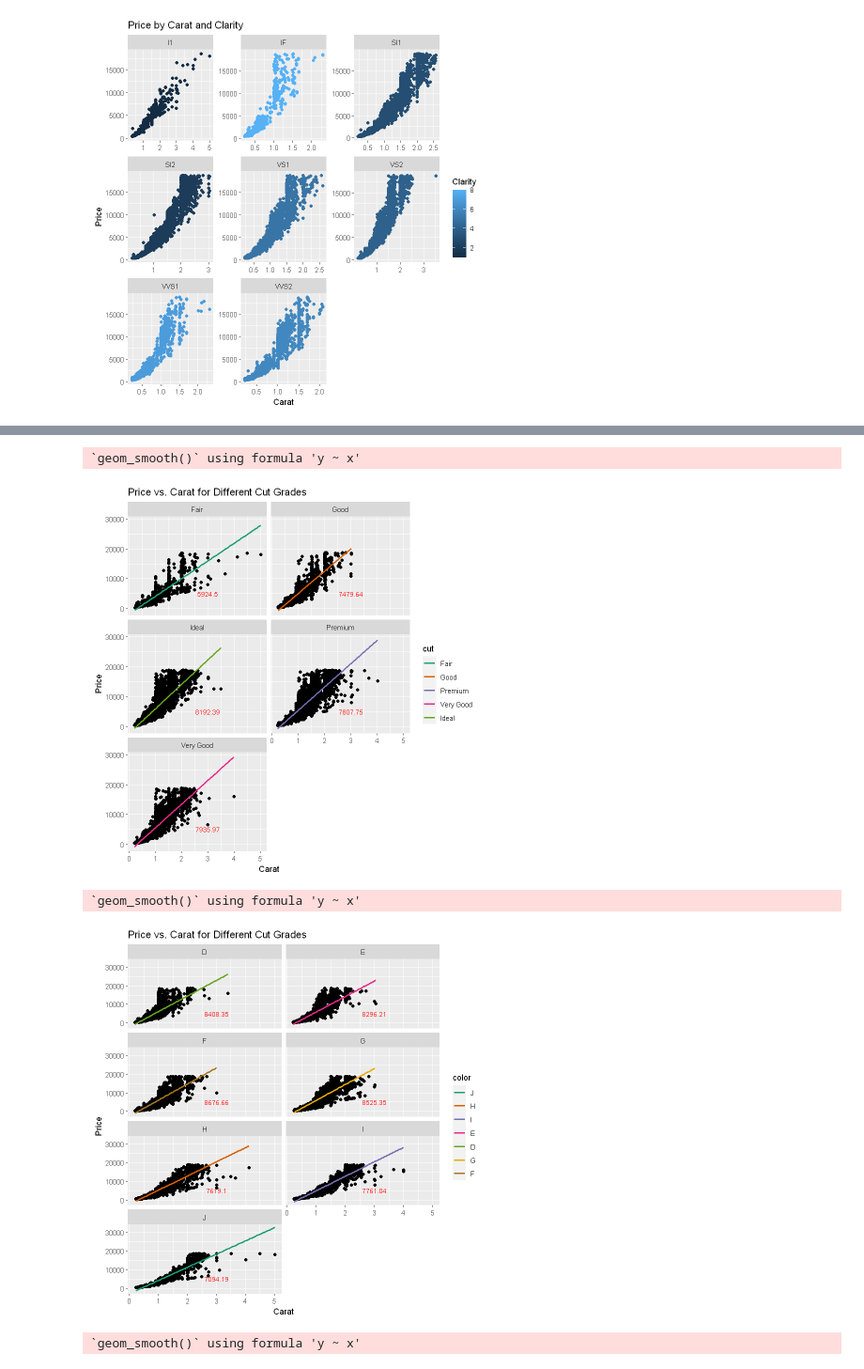
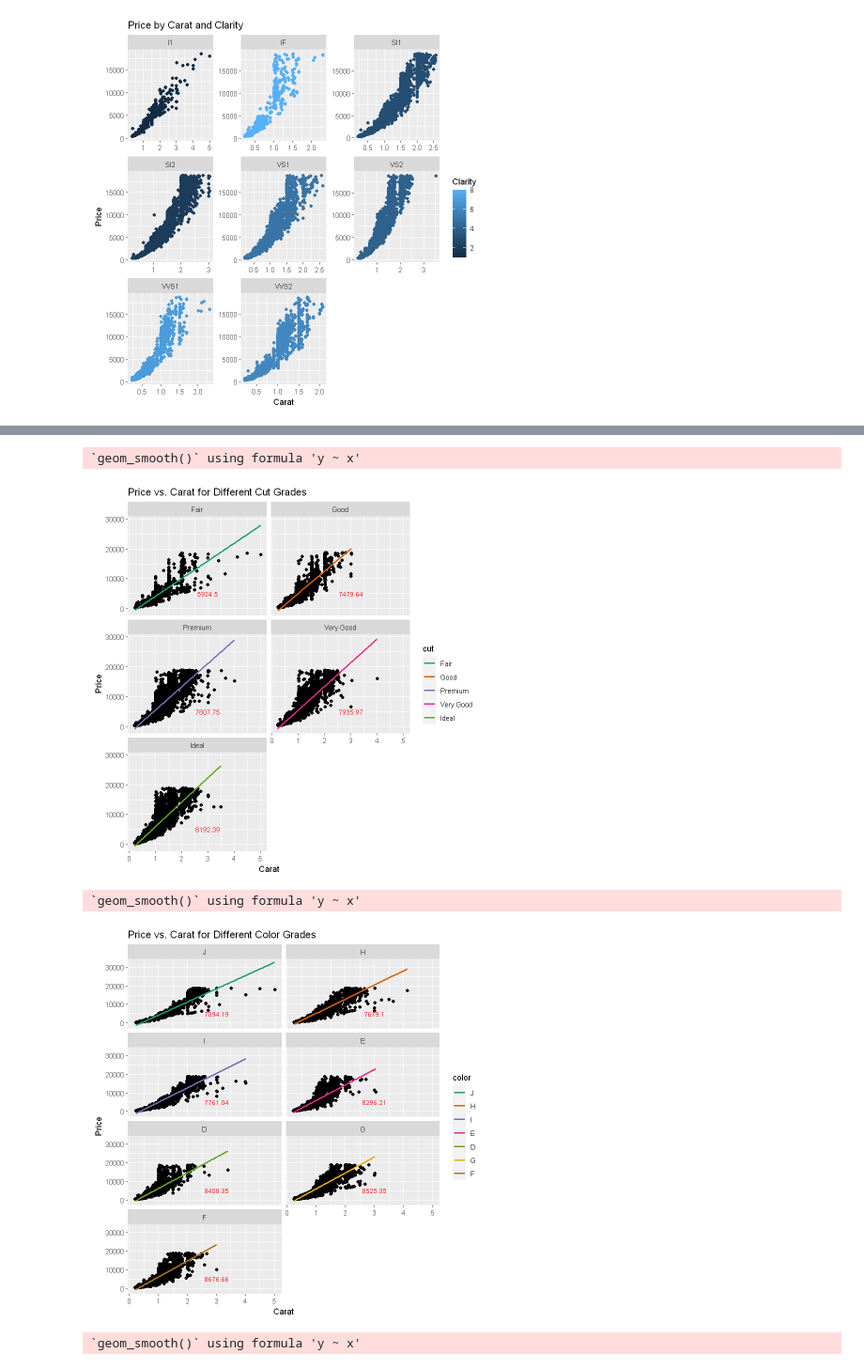
Before and after one commit to whats2000/coding-stuff-I-make-from-learning, a Jupyter notebook: R/other/Team Project/project.ipynb, the cells around one changed output, grey strips where cells are left out. Shown at 94% size. Drawn from its saved outputs; the diff is of its cells as text; code cells hidden in the pictures.

```diff
--- a/R/other/Team Project/project.ipynb
+++ b/R/other/Team Project/project.ipynb
@@ -178,55 +176,48 @@ ggplot(df, aes(x = carat, y = price)) +
 # %%
-# 計算回歸線斜率
-df_lm <- df %>%
-  group_by(cut) %>%
-  summarise(slope = coef(lm(price ~ carat))[2]) %>%
-  arrange(slope)
-
-# 將 clarity 按照回歸線斜率排序
-df <- df %>%
-  mutate(cut = factor(cut, levels = df_lm$cut))
-
 # 繪製 scatter plot
-ggplot(df, aes(x = carat, y = price)) +
+ggplot(df_cut, aes(x = carat, y = price)) +
   geom_point() +
   facet_wrap(~ cut, ncol = 2) +
   # 繪製回歸線
   geom_smooth(aes(color = cut), method = "lm", se = FALSE) +
   # 標記回歸線斜率
-  geom_text(data = df_lm, aes(x = 3, y = 5000, label = round(slope, 2)),
+  geom_text(data = df_lm_cut %>% mutate(cut = factor(cut, levels = unique(df_cut$cut))),
+            aes(x = 3, y = 5000, label = round(slope_cut, 2)),
             color = "red", size = 3) +
   labs(title = "Price vs. Carat for Different Cut Grades",
        x = "Carat", y = "Price") +
   scale_color_brewer(palette = "Dark2")
 # %% [output]
 `geom_smooth()` using formula 'y ~ x'
-[figure, old version]
+[figure, new version]
+# %%
+# 計算回歸線斜率
+df_lm_color <- df %>%
+  group_by(color) %>%
+  summarise(slope_color = coef(lm(price ~ carat))[2]) %>%
+  arrange(slope_color)
+
+# 將 cut 按照回歸線斜率排序
+df_color <- df %>%
+  mutate(color = factor(color, levels = df_lm_color$color)) %>%
+  arrange(color, carat)
 # %%
-# 計算回歸線斜率
-df_lm <- df %>%
-  group_by(color) %>%
-  summarise(slope = coef(lm(price ~ carat))[2]) %>%
-  arrange(slope)
-
-# 將 clarity 按照回歸線斜率排序
-df <- df %>%
-  mutate(color = factor(color, levels = df_lm$color))
-
 # 繪製 scatter plot
-ggplot(df, aes(x = carat, y = price)) +
+ggplot(df_color, aes(x = carat, y = price)) +
   geom_point() +
   facet_wrap(~ color, ncol = 2) +
   # 繪製回歸線
   geom_smooth(aes(color = color), method = "lm", se = FALSE) +
   # 標記回歸線斜率
-  geom_text(data = df_lm, aes(x = 3, y = 5000, label = round(slope, 2)),
+  geom_text(data = df_lm_color %>% mutate(color = factor(color, levels = unique(df_color$color))),
+            aes(x = 3, y = 5000, label = round(slope_color, 2)),
             color = "red", size = 3) +
-  labs(title = "Price vs. Carat for Different Cut Grades",
+  labs(title = "Price vs. Carat for Different Color Grades",
        x = "Carat", y = "Price") +
   scale_color_brewer(palette = "Dark2")
 # %% [output]
 `geom_smooth()` using formula 'y ~ x'
-[figure, old version]
+[figure, new version]
 # %%
 ggplot(df, aes(x = carat, y = price)) +
   geom_point() +
```
Also changed, not shown: parts of 17 cells of this notebook.
